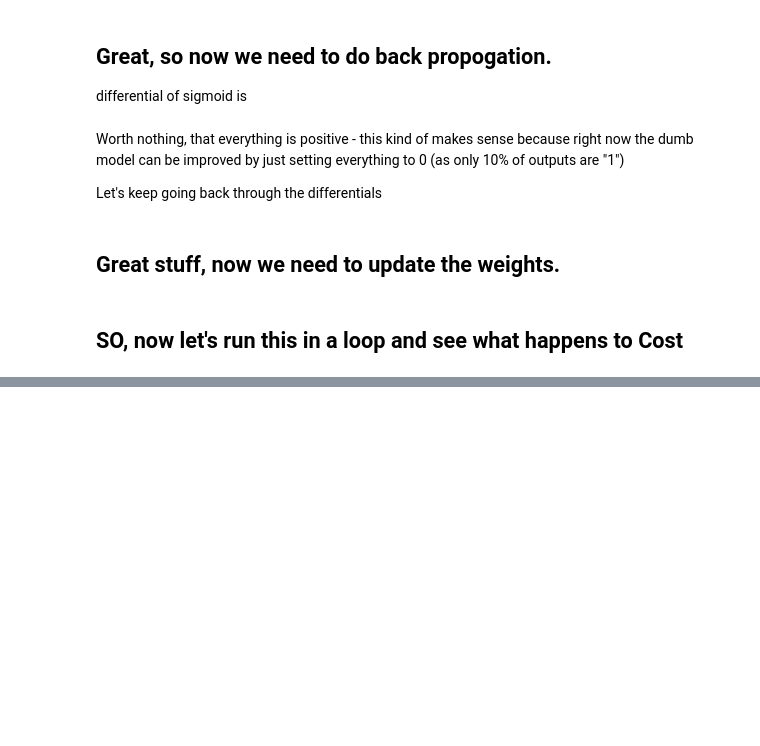
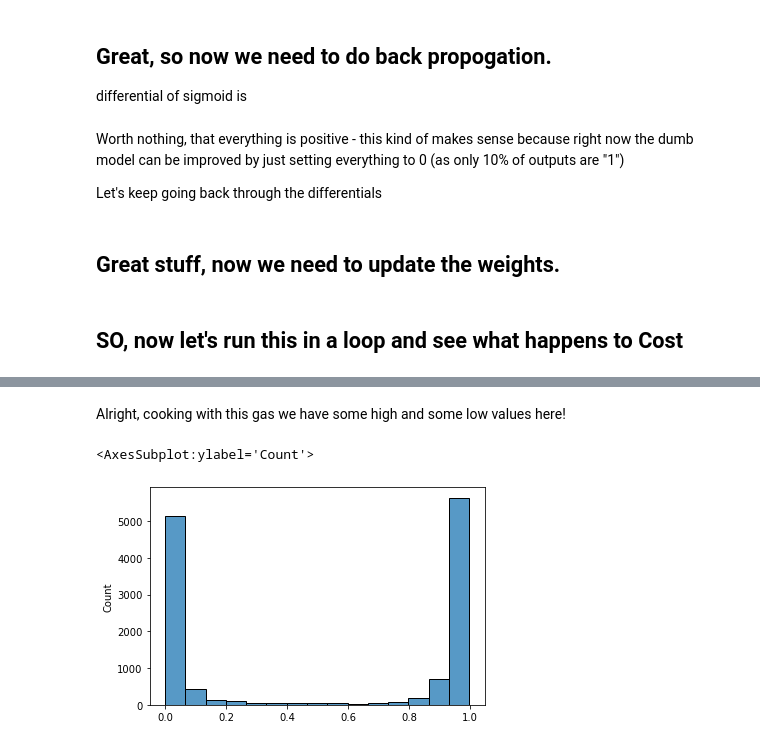
Before and after one commit to jakelourie1502/Neural_network_from_scratch, a Jupyter notebook: mnist_neural_net_from_scratch.ipynb, the cells around one changed output, grey strips where cells are left out. Saved outputs shown, nothing was run; the diff lists cells and outputs as text; code cells hidden in the pictures; blank space fills up the shorter version.

```diff
--- a/mnist_neural_net_from_scratch.ipynb
+++ b/mnist_neural_net_from_scratch.ipynb
@@ -227,0 +303,3 @@ sns.histplot(dict_of_FP_values['A3'][0])
+# %%
+y_train_two_classes = y_train_list_form[index_1]
+x_train_two_classes = x_train[index_1]
@@ -227,0 +312,3 @@ sns.histplot(dict_of_FP_values['A3'][0])
+# %%
+#flatten the shapes
+x_train_2, x_test_2, y_train_2, y_test_2 = flatten_and_reshape(x_train_two_classes, x_test, y_train_two_classes, y_test)
@@ -227,0 +317,3 @@ sns.histplot(dict_of_FP_values['A3'][0])
+# %%
+#init the weights
+dict_of_weights_2 = init_weights(x_train_2, 50, 50, 1)
@@ -227,0 +332,15 @@ sns.histplot(dict_of_FP_values['A3'][0])
+# %%
+#then let's do some iterations
+learning_rate = 0.12 #set an arbitrary learning rate... we can iterate and try a few others soon
+iterations = 1000
+cost = []
+
+for iteration in range(iterations):
+
+    dict_of_FP_values, Cost = forward_prop(dict_of_weights_2,x_train_2,y_train_2)
+    cost.append(Cost[0]) #add cost to the list.
+    #then, do back prop, storing the differentials
+    differentiat_dict = back_prop(dict_of_weights_2, dict_of_FP_values, y_train_2, x_train_2)
+
+    #then, do the gradient descent. Nothing stored, the weights just update and we re-use the new values in forward prop.
+    dict_of_weights = gradient_descent(learning_rate, dict_of_weights_2, differentiat_dict)
@@ -227,0 +361,7 @@ sns.histplot(dict_of_FP_values['A3'][0])
+# %% [markdown]
+Alright, cooking with this gas we have some high and some low values here!
+# %%
+sns.histplot(dict_of_FP_values['A3'][0])
+# %% [output]
+<AxesSubplot:ylabel='Count'>
+[figure, added]
```
Also changed, not shown: parts of 24 cells of this notebook.
